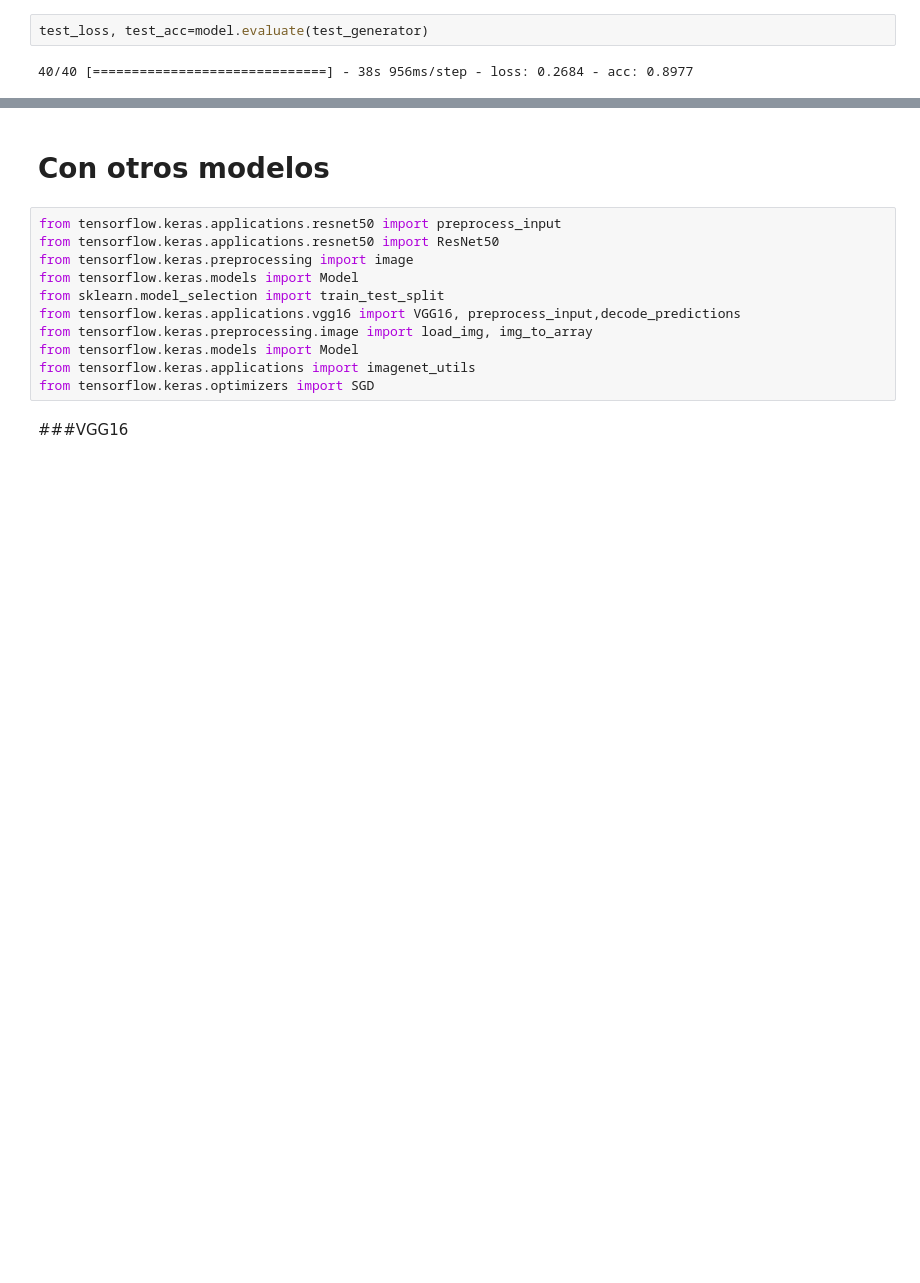
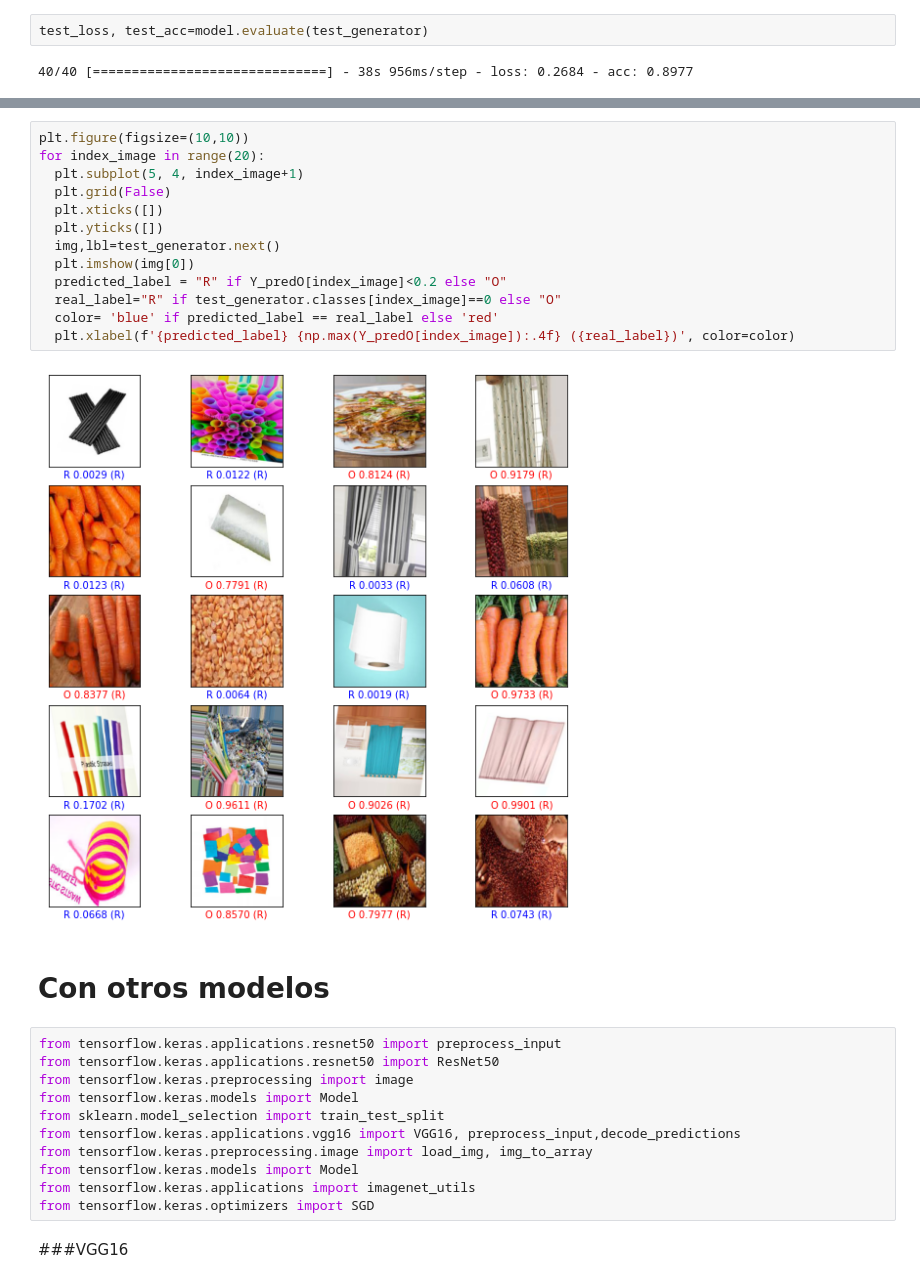
Before and after one commit to clondonop/IA_TP4, a Jupyter notebook: Final_O_R_Modelo_TP4.ipynb, the cells around one changed output, grey strips where cells are left out. Drawn from its saved outputs; the diff is of its cells as text; blank space fills up the shorter version.

```diff
--- a/Final_O_R_Modelo_TP4.ipynb
+++ b/Final_O_R_Modelo_TP4.ipynb
@@ -281,3 +283,18 @@ weighted avg       0.50      0.50      0.50      2513
+# %%
+plt.figure(figsize=(10,10))
+for index_image in range(20):
+  plt.subplot(5, 4, index_image+1)
+  plt.grid(False)
+  plt.xticks([])
+  plt.yticks([])
+  img,lbl=test_generator.next()
+  plt.imshow(img[0])
+  predicted_label = "R" if Y_predO[index_image]<0.2 else "O"
+  real_label="R" if test_generator.classes[index_image]==0 else "O"
+  color= 'blue' if predicted_label == real_label else 'red'
+  plt.xlabel(f'{predicted_label} {np.max(Y_predO[index_image]):.4f} ({real_label})', color=color)
+# %% [output]
+[figure, added]
 # %% [markdown]
 # Con otros modelos
 # %%
```
Also changed, not shown: parts of 8 cells of this notebook.
